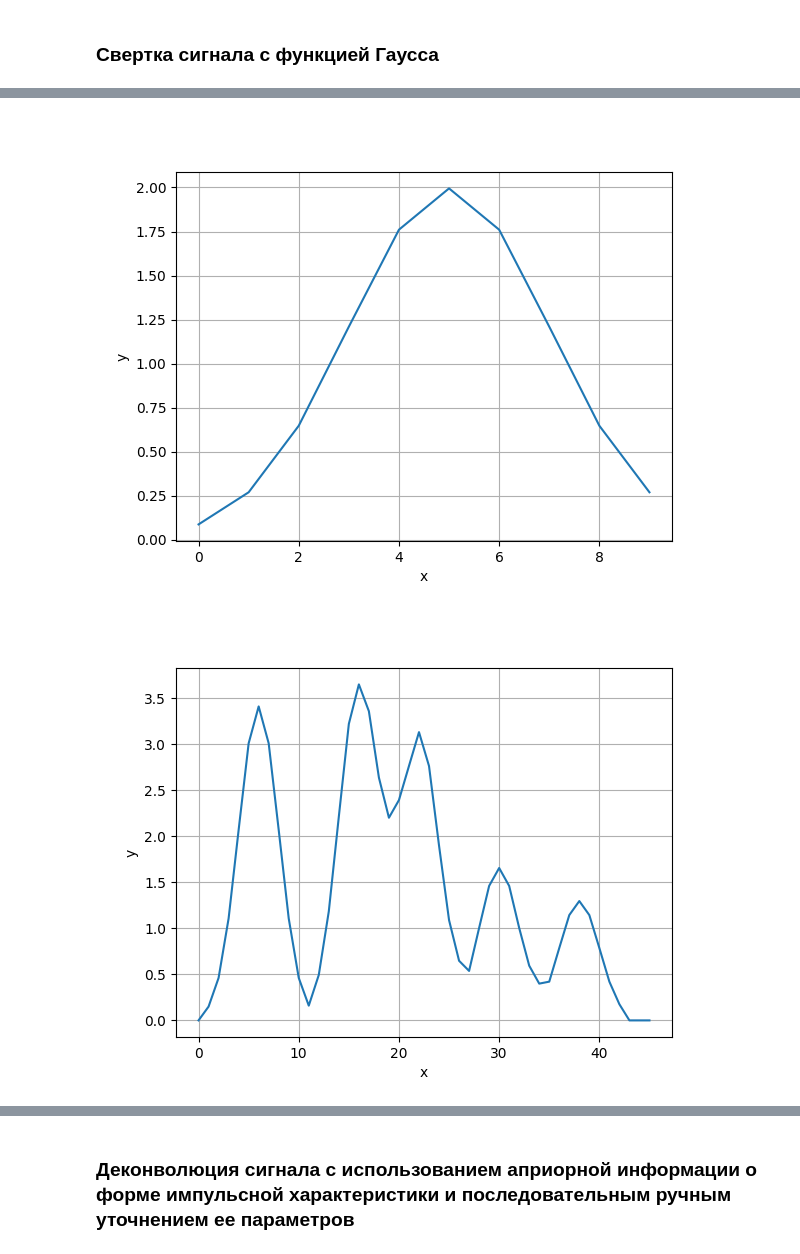
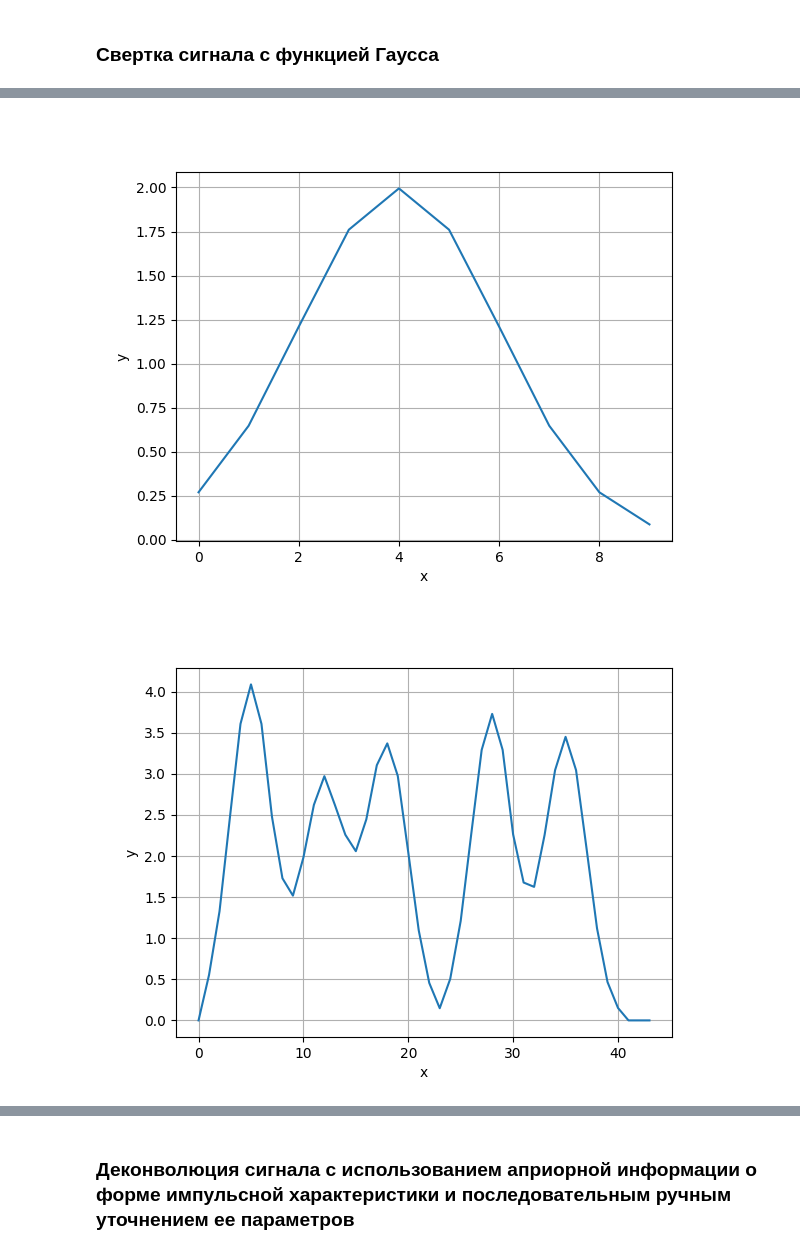
Before and after one commit to Niatomi/conversion-of-measurement-signals-course, a Jupyter notebook: src/practice_7.ipynb, the cells around one changed output, grey strips where cells are left out. Drawn from its saved outputs; the diff is of its cells as text; code cells hidden in the pictures.

```diff
--- a/src/practice_7.ipynb
+++ b/src/practice_7.ipynb
@@ -104,22 +104,23 @@ plot(signal_s)
 def y(x, w):
 
     def numerator():
-        degree = ((-1) * (x ** 2)) / (2 * w ** 2)
+        degree = (-1) * (x ** 2) / (2 * (w ** 2))
         return np.power(np.e, degree)
 
     def denominator():
         return np.sqrt(2 * np.pi) * w
 
+
     return numerator() / denominator()
 # %%
 N = 10
 DX = 1 / N
-x = -0.5 + DX * np.arange(stop=N)
-IR = y(x, 0.2)
+x = -0.5 + DX * np.arange(start=1, stop=N + 1)
+IR = y(x, 1 / 5)
 plot(IR)
-convolved_signal = signal.convolve(signal_s, IR)
+convolved_signal = signal.convolve(signal_s, IR, mode='full', method='direct')
 plot(convolved_signal)
 # %% [output]
-[figure, old version]
+[figure, new version]
-[figure, old version]
+[figure, new version]
 # %%
```
Also changed, not shown: parts of 10 cells of this notebook.
